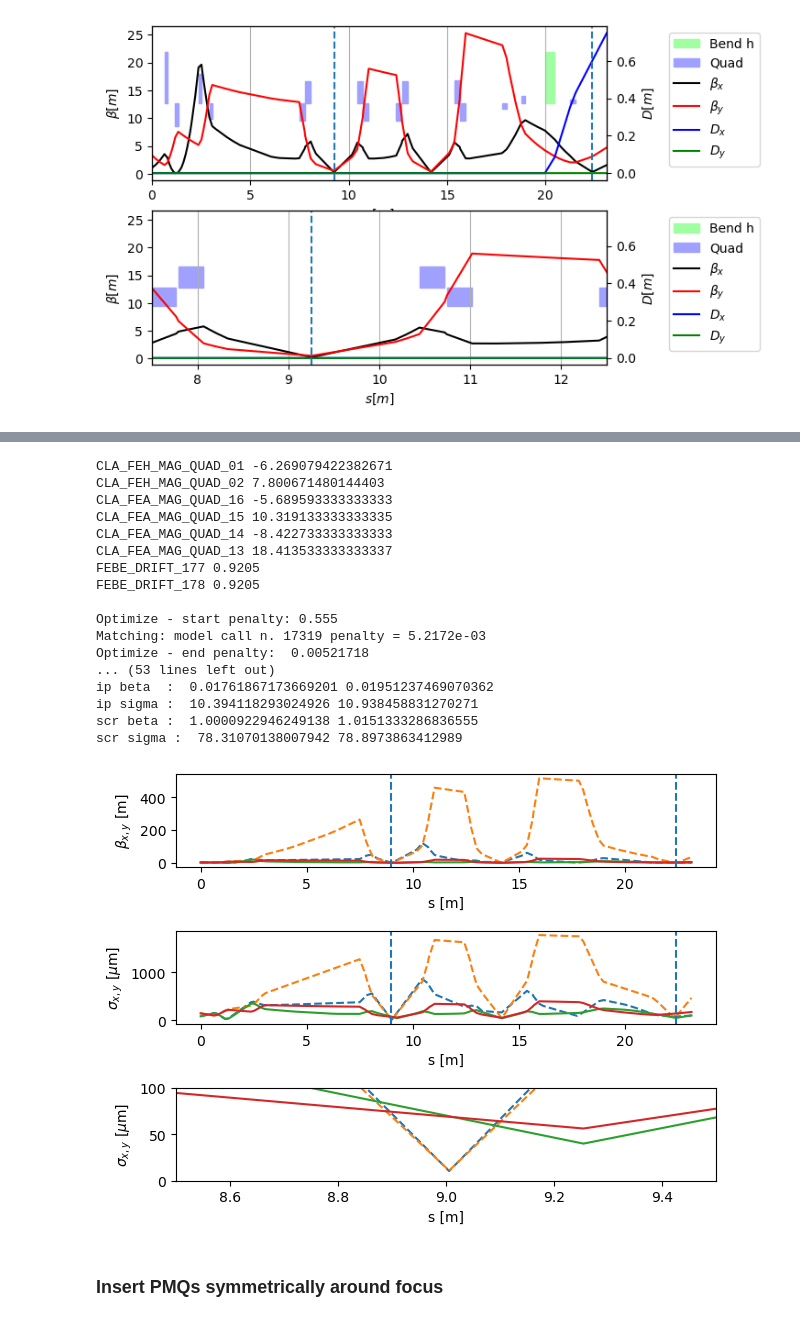
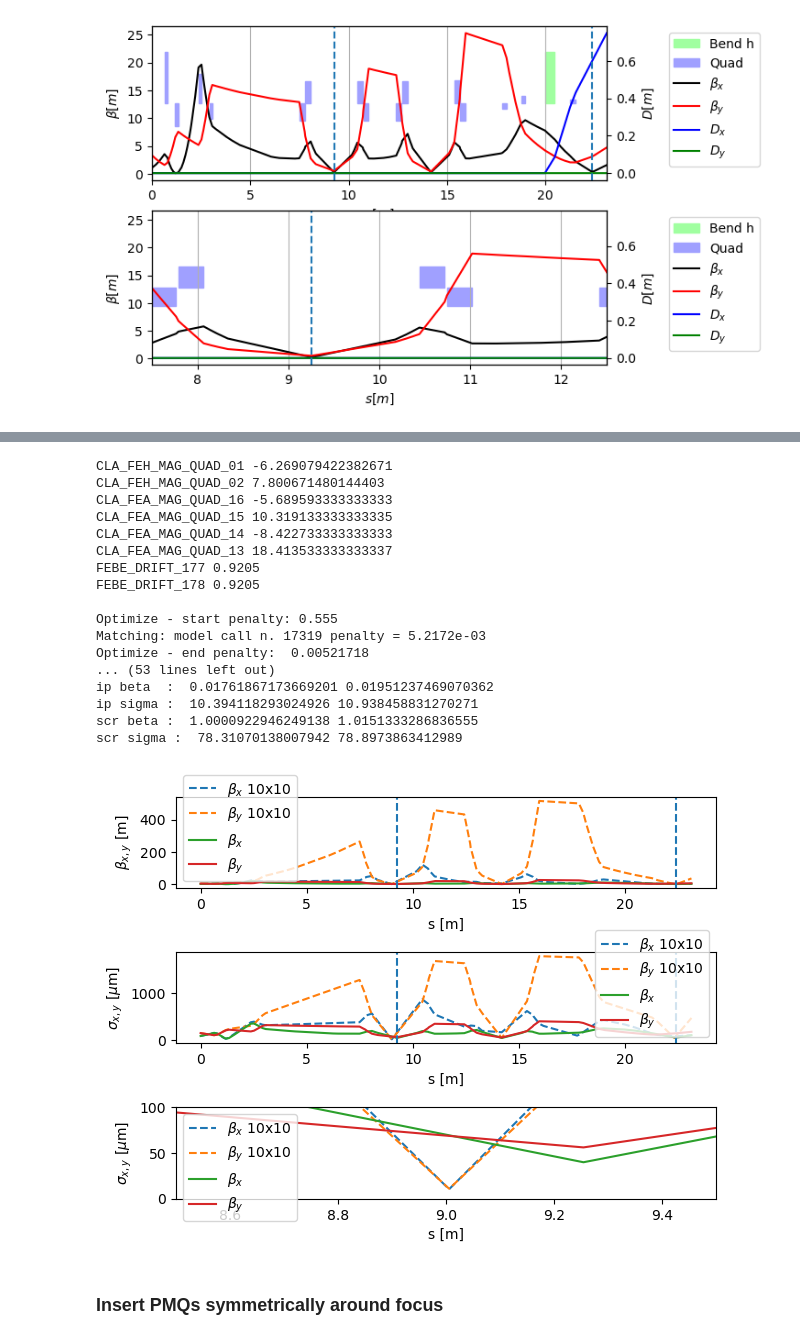
Before and after one commit to stewartboogert/pyclara, a Jupyter notebook: Notebooks/PMQ_XSuite.ipynb, the cells around one changed output, grey strips where cells are left out. Cells and saved outputs as stored; diff of their text form; code cells hidden in the pictures.

```diff
--- a/Notebooks/PMQ_XSuite.ipynb
+++ b/Notebooks/PMQ_XSuite.ipynb
@@ -217,7 +103,6 @@ e['fec1_length'] = fec1_length
 e['fec1_focus_offset'] = 0.0
 e['FEBE_DRIFT_177.L'] = 'fec1_length/2-fec1_focus_offset'
 e['FEBE_DRIFT_178.L'] = 'fec1_length/2+fec1_focus_offset'
-
 
 print('CLA_FEH_MAG_QUAD_01',l.get('CLA_FEH_MAG_QUAD_01.K1'))
 print('CLA_FEH_MAG_QUAD_02',l.get('CLA_FEH_MAG_QUAD_02.K1'))
@@ -317,7 +202,7 @@ plt.xlabel('s [m]')
 plt.ylabel('$\\sigma_{x,y}$ [$\\mu$m]')
 plt.xlim(8.5,9.5)
 plt.ylim(0,100)
-plt.lege
+plt.legend()
 
 plt.tight_layout()
 
@@ -330,34 +215,34 @@ scr_idx = (t_emq['name'] == "CLA_FED_DIA_SCR_02")
 ip_s = t_emq['s'][ip_idx][0]
 scr_s = t_emq['s'][scr_idx][0]
 
 ip_betx = t_emq['betx'][ip_idx][0]
 ip_bety = t_emq['bety'][ip_idx][0]
 scr_betx = t_emq['betx'][scr_idx][0]
 scr_bety = t_emq['bety'][scr_idx][0]
 
 print("ip beta  : ", ip_betx, ip_bety)
 print("ip sigma : ", np.sqrt(epsilon*ip_betx)/1e-6, np.sqrt(epsilon*ip_bety)/1e-6)
 print("scr beta : ",scr_betx, scr_bety)
 print("scr sigma : ", np.sqrt(epsilon*scr_betx)/1e-6, np.sqrt(epsilon*scr_bety)/1e-6)
 # %% [output]
 CLA_FEH_MAG_QUAD_01 -6.269079422382671
 CLA_FEH_MAG_QUAD_02 7.800671480144403
 CLA_FEA_MAG_QUAD_16 -5.689593333333333
 CLA_FEA_MAG_QUAD_15 10.319133333333335
 CLA_FEA_MAG_QUAD_14 -8.422733333333333
 CLA_FEA_MAG_QUAD_13 18.413533333333337
 FEBE_DRIFT_177 0.9205
 FEBE_DRIFT_178 0.9205
 
 Optimize - start penalty: 0.555
 Matching: model call n. 17319 penalty = 5.2172e-03
 Optimize - end penalty:  0.00521718
 ... (53 lines left out)
 ip beta  :  0.01761867173669201 0.01951237469070362
 ip sigma :  10.394118293024926 10.938458831270271
 scr beta :  1.0000922946249138 1.0151333286836555
 scr sigma :  78.31070138007942 78.8973863412989
-[figure, old version]
+[figure, new version]
 # %% [markdown]
 ### Insert PMQs symmetrically around focus
 # %%
```
Also changed, not shown: parts of 8 cells of this notebook.
